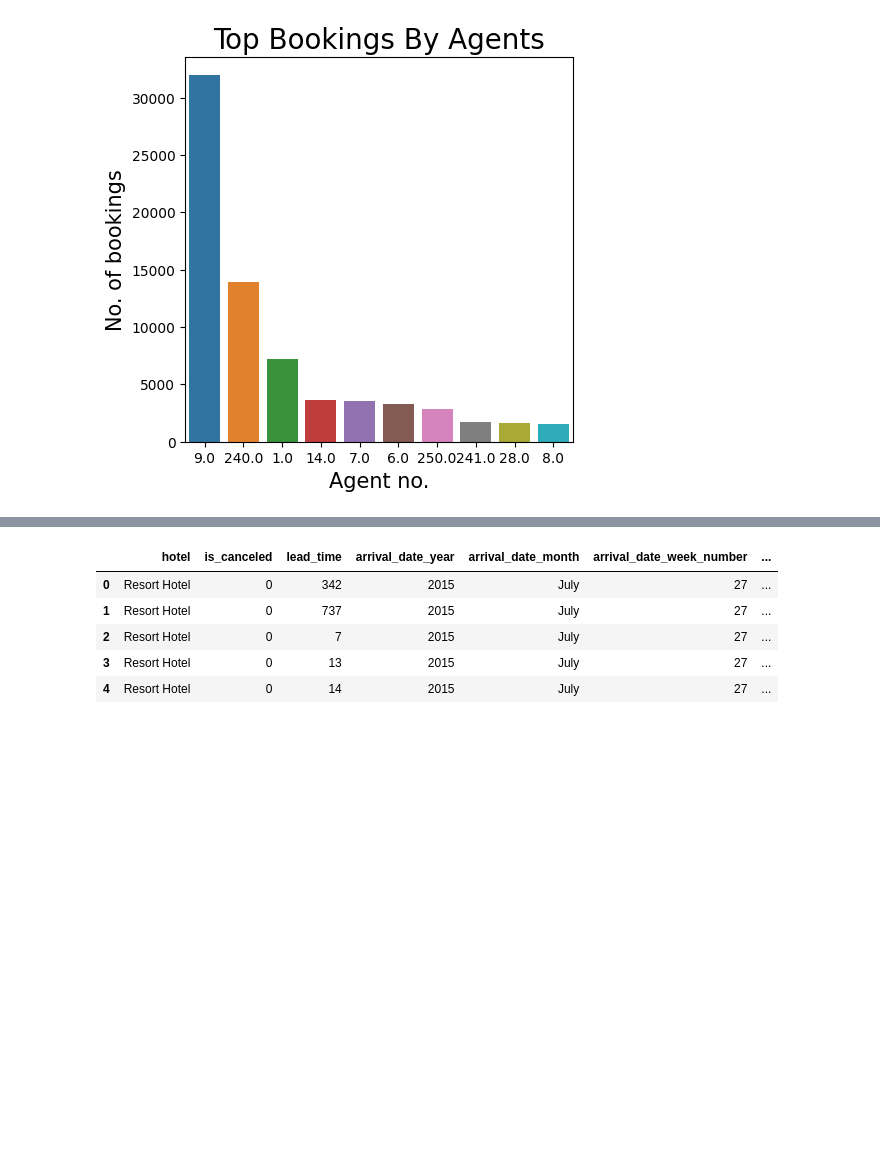
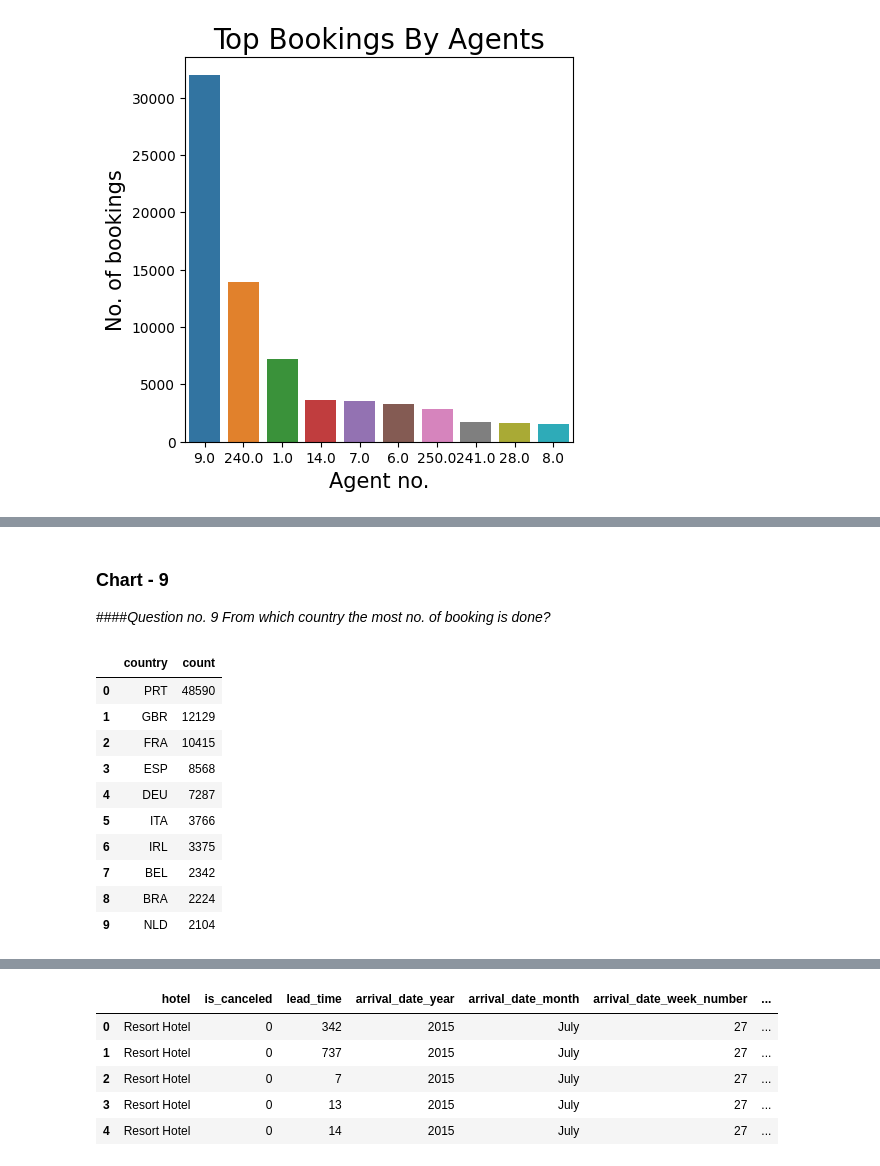
Before and after one commit to vaishnaviPatil1111/Python, a Jupyter notebook: EDA_Hotel_Booking_Project.ipynb, the cells around one changed output, grey strips where cells are left out. Drawn from its saved outputs; the diff is of its cells as text; code cells hidden in the pictures; blank space fills up the shorter version.

```diff
--- a/EDA_Hotel_Booking_Project.ipynb
+++ b/EDA_Hotel_Booking_Project.ipynb
@@ -702,0 +717,18 @@ Passing `palette` without assigning `hue` is deprecated and will be removed in v
+# %% [markdown]
+### Chart - 9
+####*Question no. 9 From which country the most no. of booking is done?*
+# %%
+Top_Booking_countries = df1['country'].value_counts().reset_index()[:10]
+Top_Booking_countries
+# %% [output]
+|  | country | count |
+| 0 | PRT | 48590 |
+| 1 | GBR | 12129 |
+| 2 | FRA | 10415 |
+| 3 | ESP | 8568 |
+| 4 | DEU | 7287 |
+| 5 | ITA | 3766 |
+| 6 | IRL | 3375 |
+| 7 | BEL | 2342 |
+| 8 | BRA | 2224 |
+| 9 | NLD | 2104 |
```
Also changed, not shown: parts of 4 cells of this notebook.
